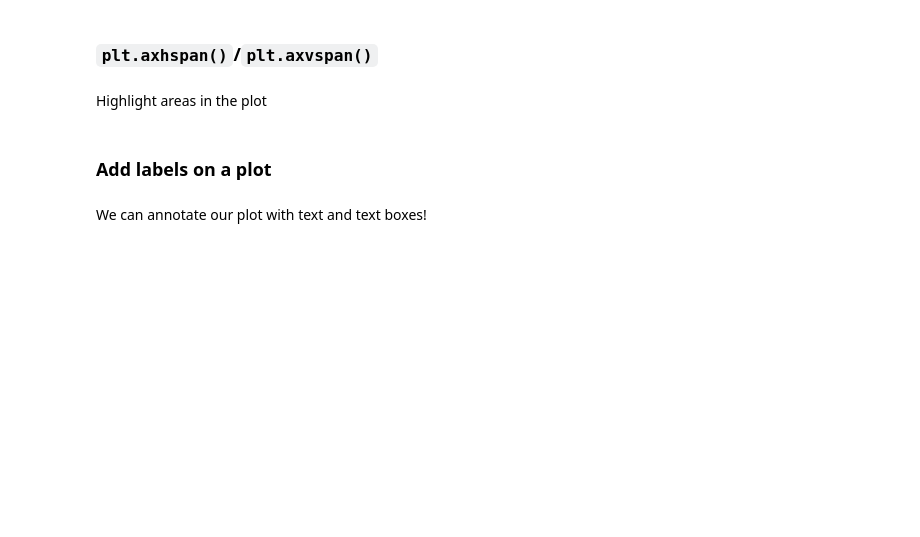
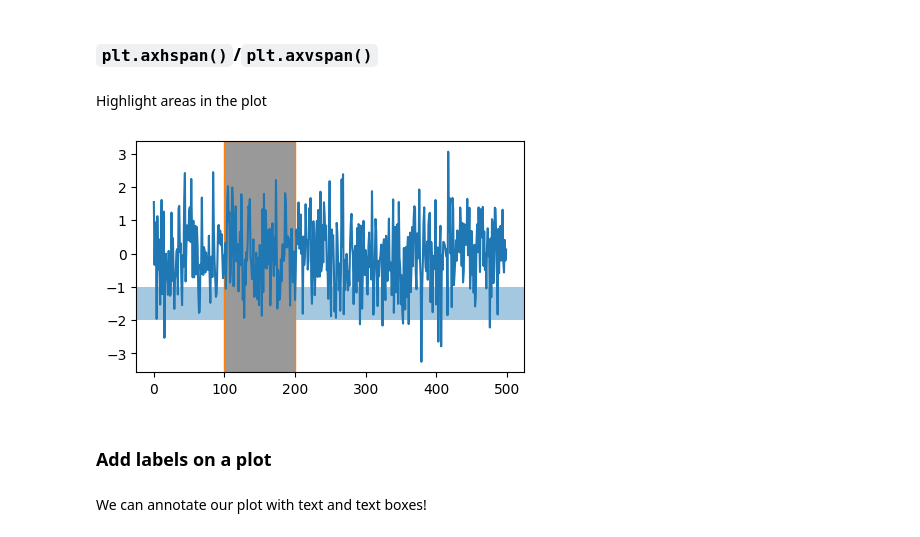
Before and after one commit to vigji/python-cimec-2023, a Jupyter notebook: lectures/Lecture3.4_Data-visualization.ipynb, the cells around one changed output. Saved outputs shown, nothing was run; the diff lists cells and outputs as text; code cells hidden in the pictures; blank space fills up the shorter version.

```diff
--- a/lectures/Lecture3.4_Data-visualization.ipynb
+++ b/lectures/Lecture3.4_Data-visualization.ipynb
@@ -346,9 +390,11 @@ Highlight areas in the plot
 # %%
 plt.figure(figsize=(5, 3))
 plt.plot(np.random.normal(0, 1, 500))
 plt.axhspan(-1, -2, alpha=0.4)
-plt.axvspan(100, 200, fc=".6", ec="C1")  # fc: facecolor, filling; ec: edgecolor, line
+plt.axvspan(100, 200, fc=".6",  ="C1")  # fc: facecolor, filling; ec: edgecolor, line
 plt.show()
+# %% [output]
+[figure, added]
 # %% [markdown]
 ### Add labels on a plot
 # %% [markdown]
```
Also changed, not shown: parts of 46 cells of this notebook.
